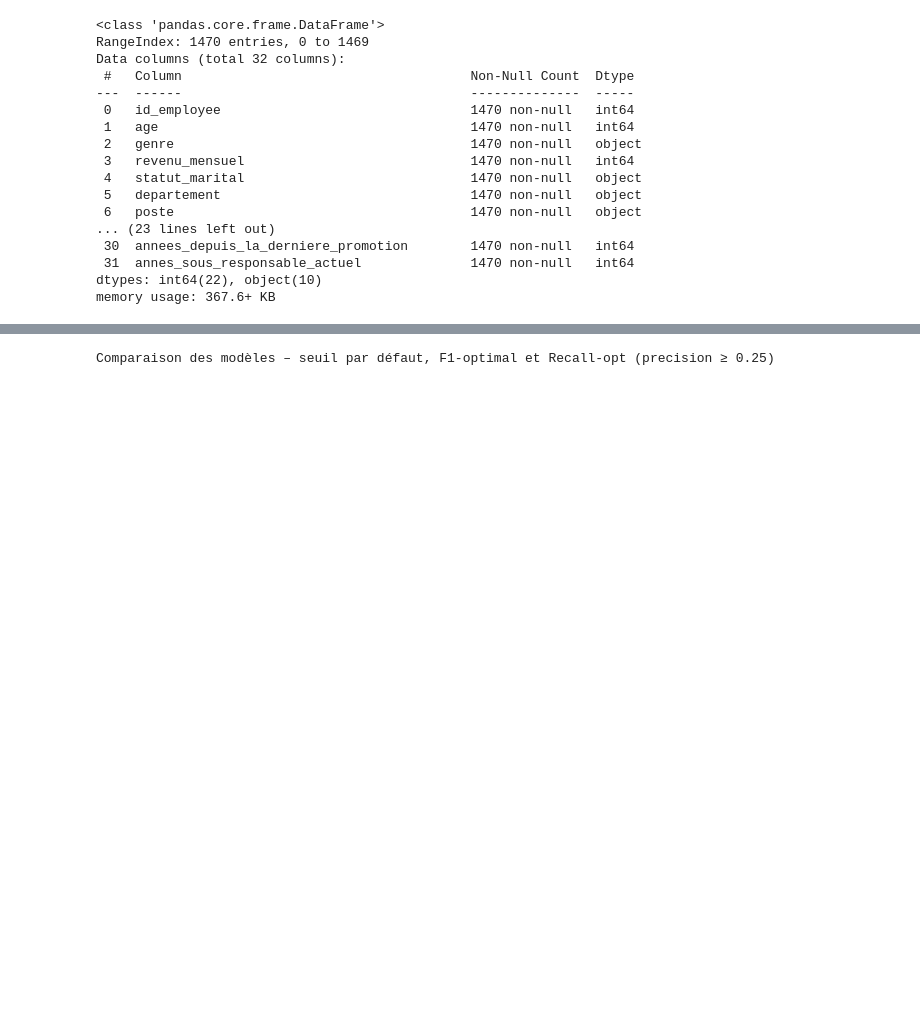
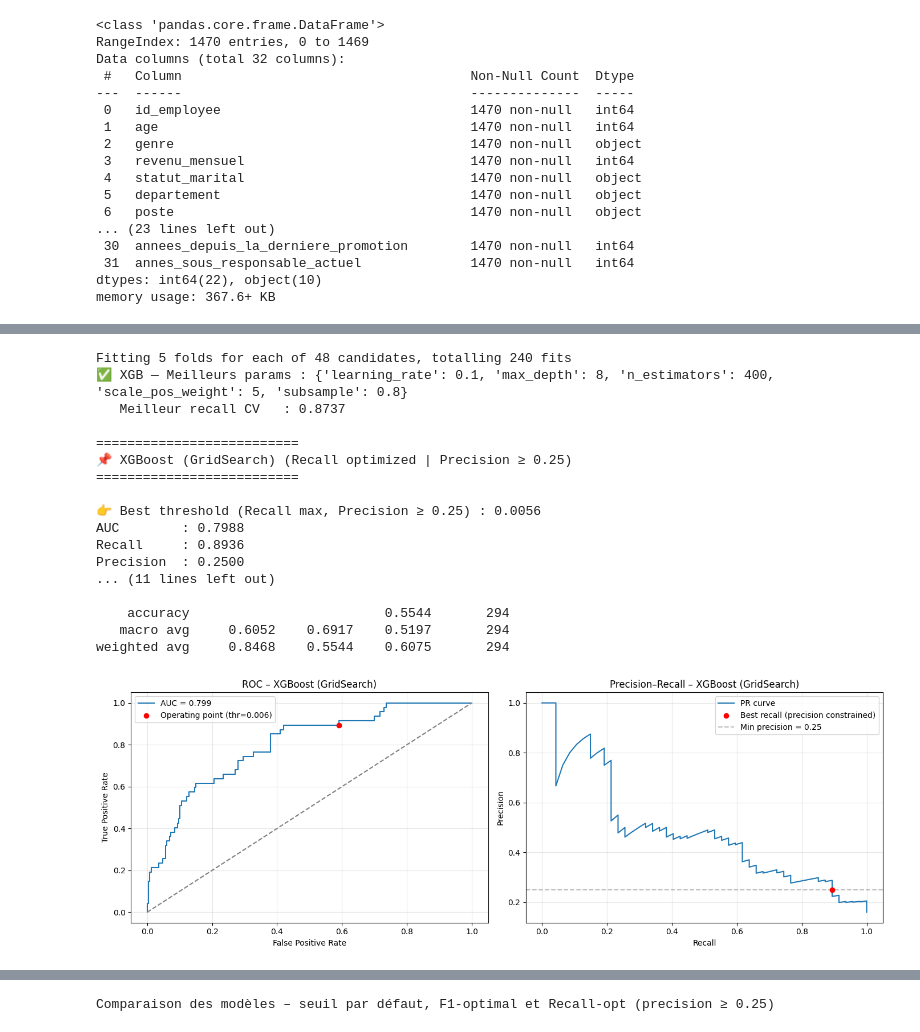
Before and after one commit to valerianbar/Valerian_barreau_deployez_un_mode-le-de_Machine_Learning_1_03_2026, a Jupyter notebook: Barreau_valerian_classifiez_note_book_2.ipynb, the cells around one changed output, grey strips where cells are left out. Drawn from its saved outputs; the diff is of its cells as text; code cells hidden in the pictures; blank space fills up the shorter version.

```diff
--- a/Barreau_valerian_classifiez_note_book_2.ipynb
+++ b/Barreau_valerian_classifiez_note_book_2.ipynb
@@ -1154 +1177,53 @@ weighted avg     0.8362    0.5680    0.6219       294
+# %%
+# GridSearch XGBoost — optimisé recall avec precision >= 0.25
+xgb_params = {
+    "n_estimators": [200, 400],
+    "max_depth": [4, 6, 8],
+    "learning_rate": [0.05, 0.1],
+    "subsample": [0.8, 1.0],
+    "scale_pos_weight": [3, 5],
+}
+
+grid_xgb = GridSearchCV(
+    XGBClassifier(random_state=42, eval_metric="logloss"),
+    param_grid=xgb_params,
+    scoring=custom_scorer,   # ← décommenté !
+    cv=5,
+    n_jobs=-1,
+    verbose=1,
+    refit=True
+)
+grid_xgb.fit(X_train, y_train)
+best_xgb = grid_xgb.best_estimator_
+
+print("✅ XGB — Meilleurs params :", grid_xgb.best_params_)
+print("   Meilleur recall CV   :", round(grid_xgb.best_score_, 4))
+
+# Évaluation sur le test set avec le meilleur modèle
+results_xgb = evaluate_model_best_recall(
+    "XGBoost (GridSearch)",
+    best_xgb,        # ← best_xgb, pas xgb
+    X_test,
+    y_test,
+    min_precision=0.25
+)
+# %% [output]
+Fitting 5 folds for each of 48 candidates, totalling 240 fits
+✅ XGB — Meilleurs params : {'learning_rate': 0.1, 'max_depth': 8, 'n_estimators': 400, 'scale_pos_weight': 5, 'subsample': 0.8}
+   Meilleur recall CV   : 0.8737
+
+==========================
+📌 XGBoost (GridSearch) (Recall optimized | Precision ≥ 0.25)
+==========================
+
+👉 Best threshold (Recall max, Precision ≥ 0.25) : 0.0056
+AUC        : 0.7988
+Recall     : 0.8936
+Precision  : 0.2500
+... (11 lines left out)
+
+    accuracy                         0.5544       294
+   macro avg     0.6052    0.6917    0.5197       294
+weighted avg     0.8468    0.5544    0.6075       294
+[figure, added]
 # %%
```
Also changed, not shown: parts of 12 cells of this notebook, 1 other file.
